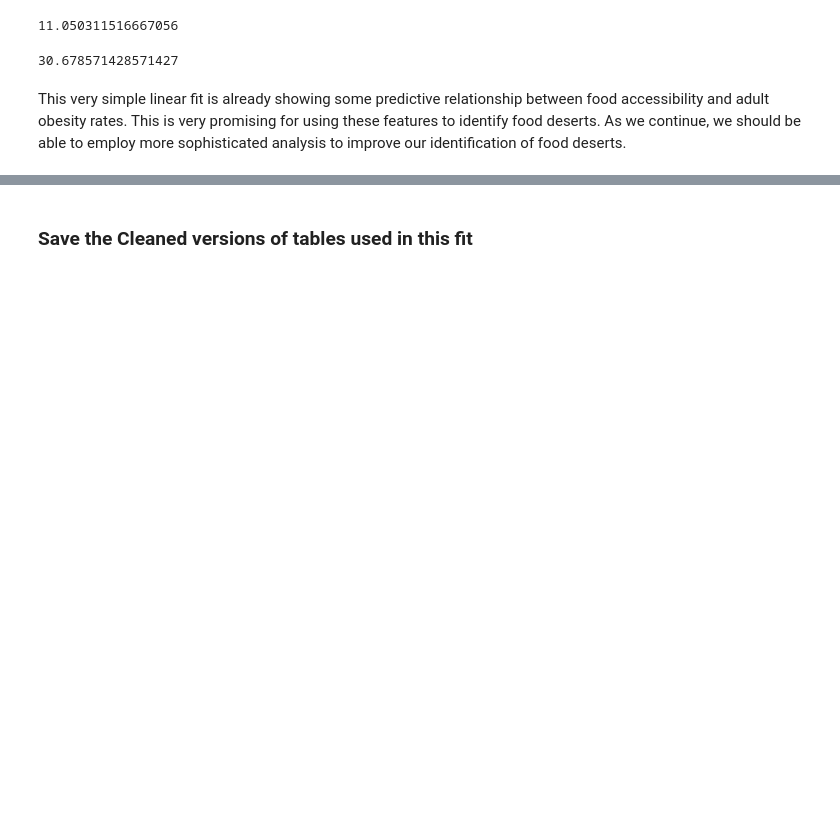
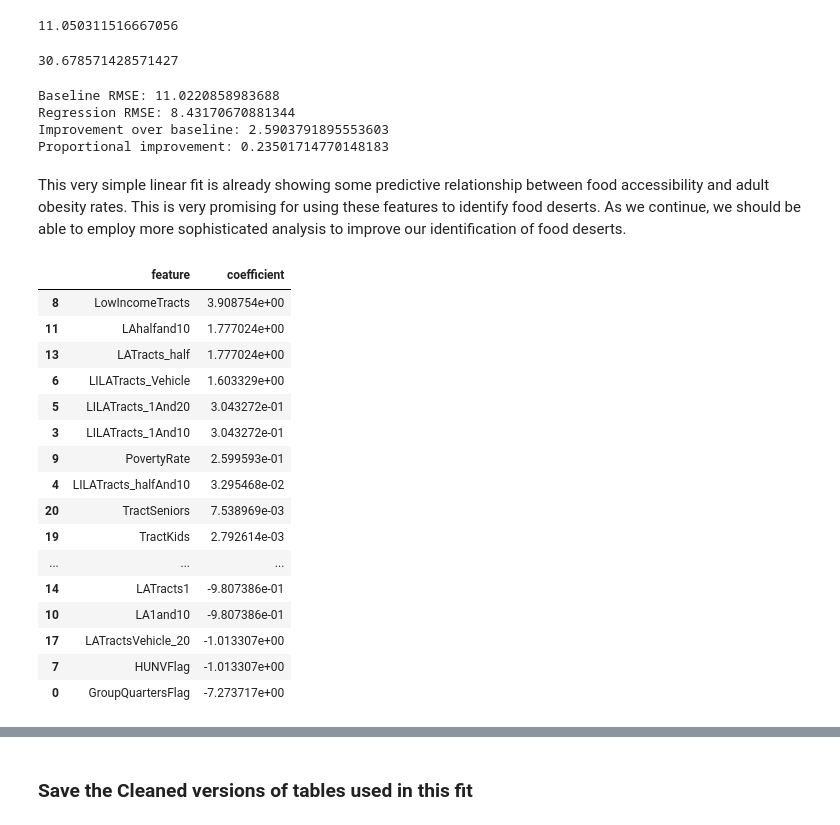
Before and after one commit to kathysimon99/food_deserts_chicago, a Jupyter notebook: food_access_eda.ipynb, the cells around one changed output, grey strips where cells are left out. Cells and saved outputs as stored; diff of their text form; code cells hidden in the pictures; blank space fills up the shorter version.

```diff
--- a/food_access_eda.ipynb
+++ b/food_access_eda.ipynb
@@ -320,2 +325,32 @@ y_test.mean()
+# %%
+print(f'Baseline RMSE: {rmse_base}')
+print(f'Regression RMSE: {rmse_regression}')
+print(f'Improvement over baseline: {rmse_base - rmse_regression}')
+print(f'Proportional improvement: {(rmse_base-rmse_regression)/rmse_base}')
+# %% [output]
+Baseline RMSE: 11.0220858983688
+Regression RMSE: 8.43170670881344
+Improvement over baseline: 2.5903791895553603
+Proportional improvement: 0.23501714770148183
 # %% [markdown]
 This very simple linear fit is already showing some predictive relationship between food accessibility and adult obesity rates.  This is very promising for using these features to identify food deserts.  As we continue, we should be able to employ more sophisticated analysis to improve our identification of food deserts.
+# %%
+pd.DataFrame(zip(linreg.feature_names_in_, linreg.coef_), columns=['feature', 'coefficient']).sort_values(by='coefficient', ascending=False)
+# %% [output]
+|  | feature | coefficient |
+| 8 | LowIncomeTracts | 3.908754e+00 |
+| 11 | LAhalfand10 | 1.777024e+00 |
+| 13 | LATracts_half | 1.777024e+00 |
+| 6 | LILATracts_Vehicle | 1.603329e+00 |
+| 5 | LILATracts_1And20 | 3.043272e-01 |
+| 3 | LILATracts_1And10 | 3.043272e-01 |
+| 9 | PovertyRate | 2.599593e-01 |
+| 4 | LILATracts_halfAnd10 | 3.295468e-02 |
+| 20 | TractSeniors | 7.538969e-03 |
+| 19 | TractKids | 2.792614e-03 |
+| ... | ... | ... |
+| 14 | LATracts1 | -9.807386e-01 |
+| 10 | LA1and10 | -9.807386e-01 |
+| 17 | LATractsVehicle_20 | -1.013307e+00 |
+| 7 | HUNVFlag | -1.013307e+00 |
+| 0 | GroupQuartersFlag | -7.273717e+00 |
```
Also changed, not shown: parts of 5 cells of this notebook.
